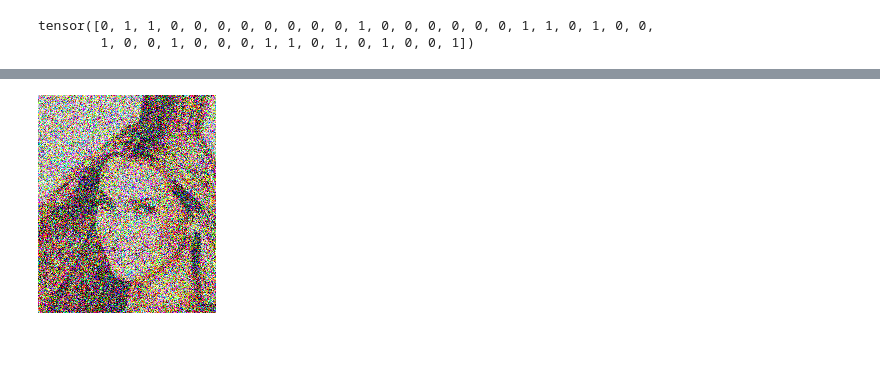
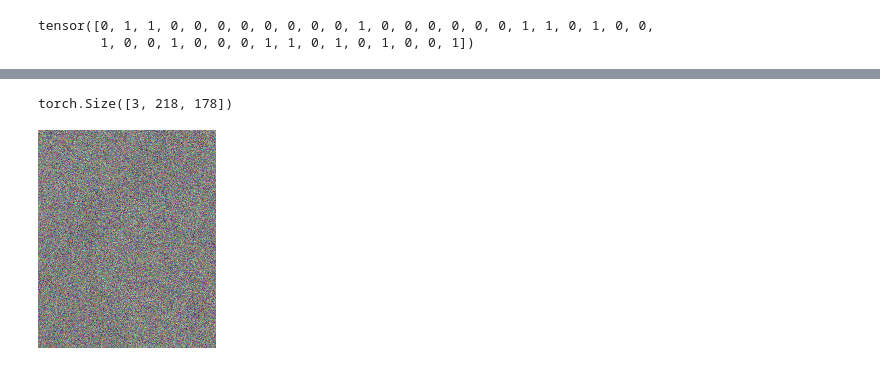
Before and after one commit to JacksonMHoke/diffusion_project, a Jupyter notebook: playground.ipynb, the cells around one changed output, grey strips where cells are left out. Drawn from its saved outputs; the diff is of its cells as text; code cells hidden in the pictures.

```diff
--- a/playground.ipynb
+++ b/playground.ipynb
@@ -86,11 +104,0 @@ im=celebs[0][0]
-# %%
-pixels=im.load()
-for k in range(10):
-    for i in range(im.size[0]):
-        for j in range(im.size[1]):
-            new_color=normal(tensor(pixels[i,j], dtype=torch.float),tensor((40,40,40), dtype=torch.float)).tolist()
-            new_color=tuple([round(x) for x in new_color])
-            im.putpixel((i,j),new_color)
-im
-# %% [output]
-[figure, removed]
@@ -106,0 +105,11 @@ def add_noise(image, var):
+# %%
+from math import sqrt
+print(im.shape)
+
+var=0.02
+im=normal(mean=sqrt(1-sqrt(0.1))*im, std=sqrt(var))
+
+tensorToImage(im)
+# %% [output]
+torch.Size([3, 218, 178])
+[figure, added]
```
Also changed, not shown: parts of 4 cells of this notebook.
